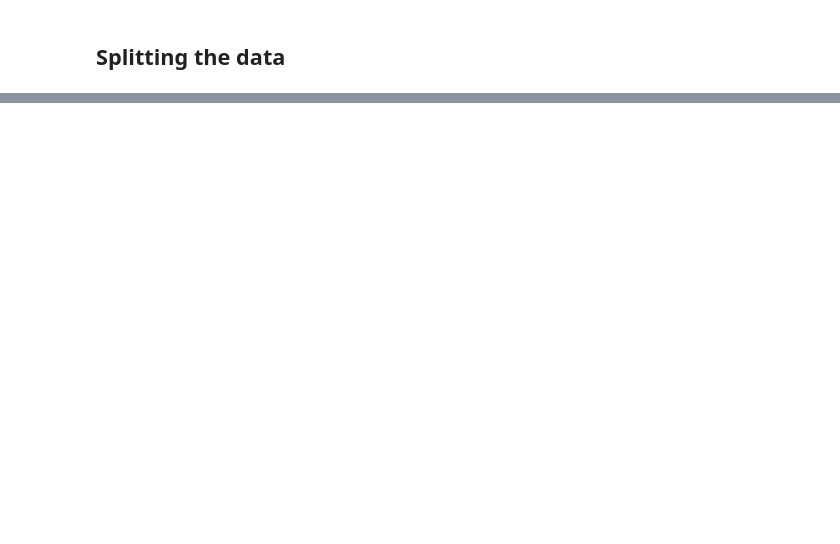
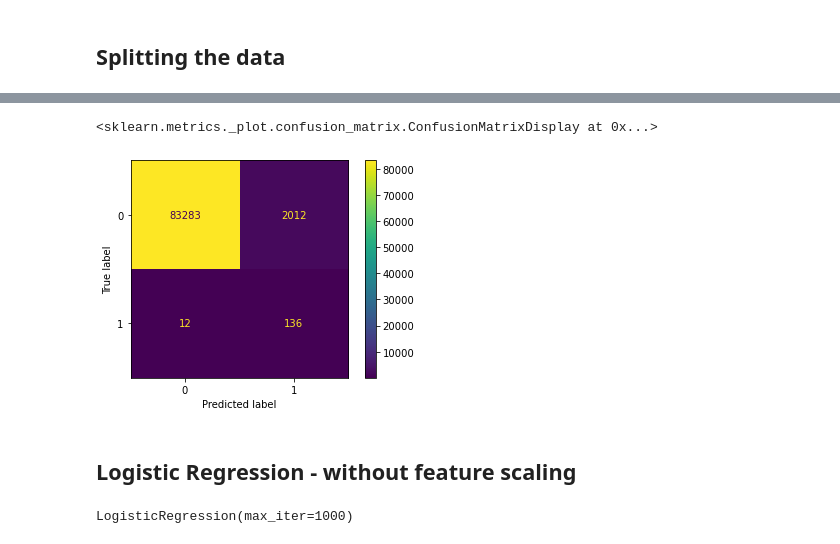
Before and after one commit to marialpaz/fraud_detection, a Jupyter notebook: fraud_detection.ipynb, the cells around one changed output, grey strips where cells are left out. Drawn from its saved outputs; the diff is of its cells as text; code cells hidden in the pictures; blank space fills up the shorter version.

```diff
--- a/fraud_detection.ipynb
+++ b/fraud_detection.ipynb
@@ -169,0 +216,3 @@ print(class_1_percent, '%')
+# %%
+X_feat = pd.DataFrame(scaled_data)
+X_feat.head()
@@ -169,0 +227,2 @@ print(class_1_percent, '%')
+# %%
+new_X_test = scaler.transform(X_test)
@@ -169,0 +233,3 @@ print(class_1_percent, '%')
+# %%
+logmodel = LogisticRegression(max_iter=1000)
+logmodel.fit(X_feat,new_y_train)
@@ -169,0 +238,2 @@ print(class_1_percent, '%')
+# %%
+predictions = logmodel.predict(new_X_test)
@@ -169,0 +255,14 @@ print(class_1_percent, '%')
+# %%
+cm = confusion_matrix(y_test,predictions)
+cmd = ConfusionMatrixDisplay(cm, display_labels=['0','1'])
+cmd.plot()
+# %% [output]
+<sklearn.metrics._plot.confusion_matrix.ConfusionMatrixDisplay at 0x...>
+[figure, added]
+# %% [markdown]
+## Logistic Regression - without feature scaling
+# %%
+logmodel = LogisticRegression(max_iter=1000)
+logmodel.fit(new_X_train,new_y_train)
+# %% [output]
+LogisticRegression(max_iter=1000)
```
Also changed, not shown: parts of 67 cells of this notebook.
